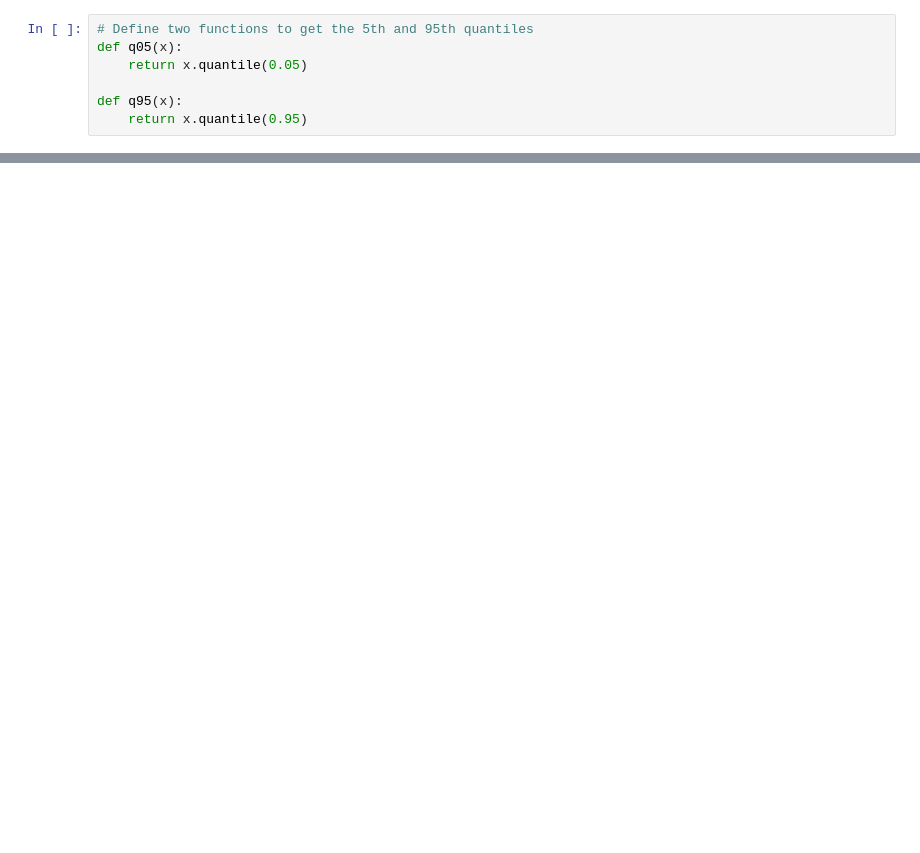
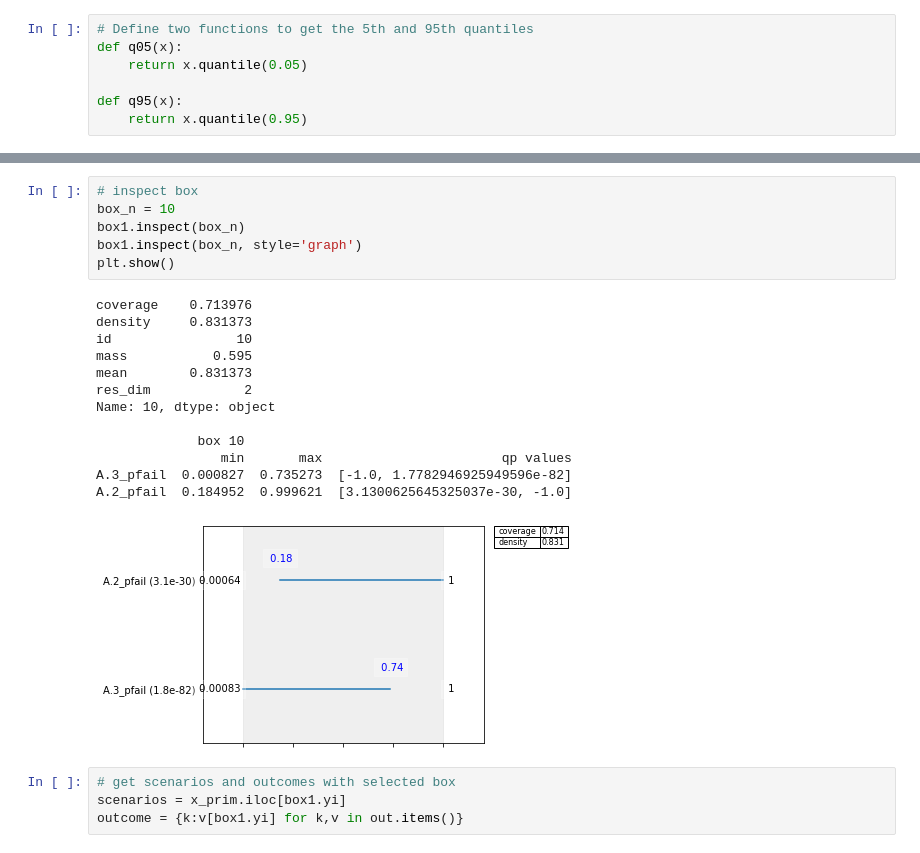
Before and after one commit to hannadenekamp/modelbased, a Jupyter notebook: Problem Formulations.ipynb, the cells around one changed output, grey strips where cells are left out. Cells and saved outputs as stored; diff of their text form; blank space fills up the shorter version.

```diff
--- a/Problem Formulations.ipynb
+++ b/Problem Formulations.ipynb
@@ -270,0 +601,24 @@ TCA_df.to_csv("results/TCA3_results.csv")
+# %%
+# inspect box
+box_n = 10
+box1.inspect(box_n)
+box1.inspect(box_n, style='graph')
+plt.show()
+# %% [output]
+coverage    0.713976
+density     0.831373
+id                10
+mass           0.595
+mean        0.831373
+res_dim            2
+Name: 10, dtype: object
+
+             box 10
+                min       max                       qp values
+A.3_pfail  0.000827  0.735273  [-1.0, 1.7782946925949596e-82]
+A.2_pfail  0.184952  0.999621  [3.1300625645325037e-30, -1.0]
+[figure, added]
+# %%
+# get scenarios and outcomes with selected box
+scenarios = x_prim.iloc[box1.yi]
+outcome = {k:v[box1.yi] for k,v in out.items()}
```
Also changed, not shown: parts of 44 cells of this notebook, 4 other files.
